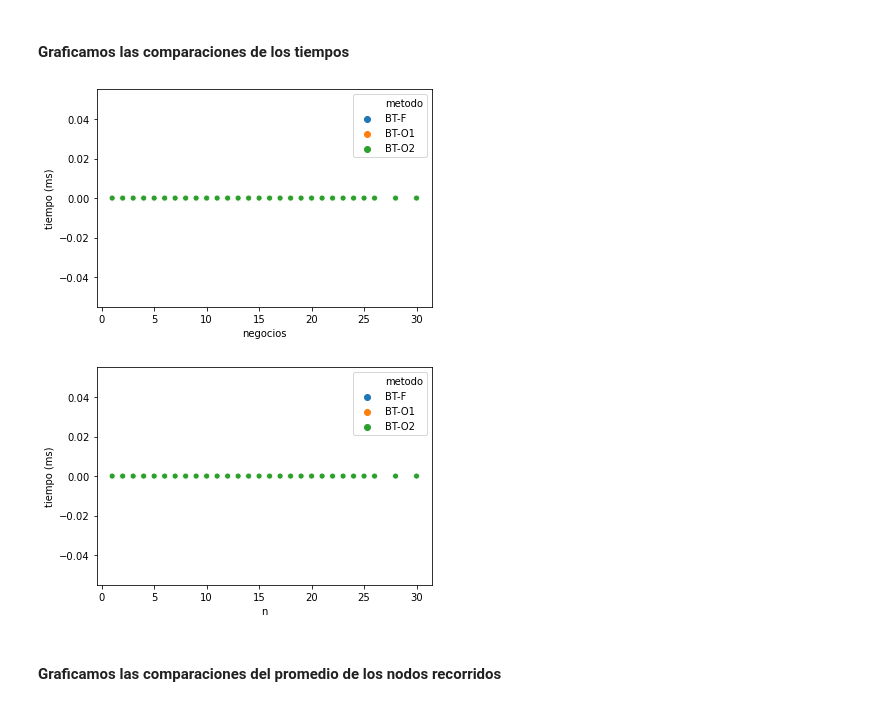
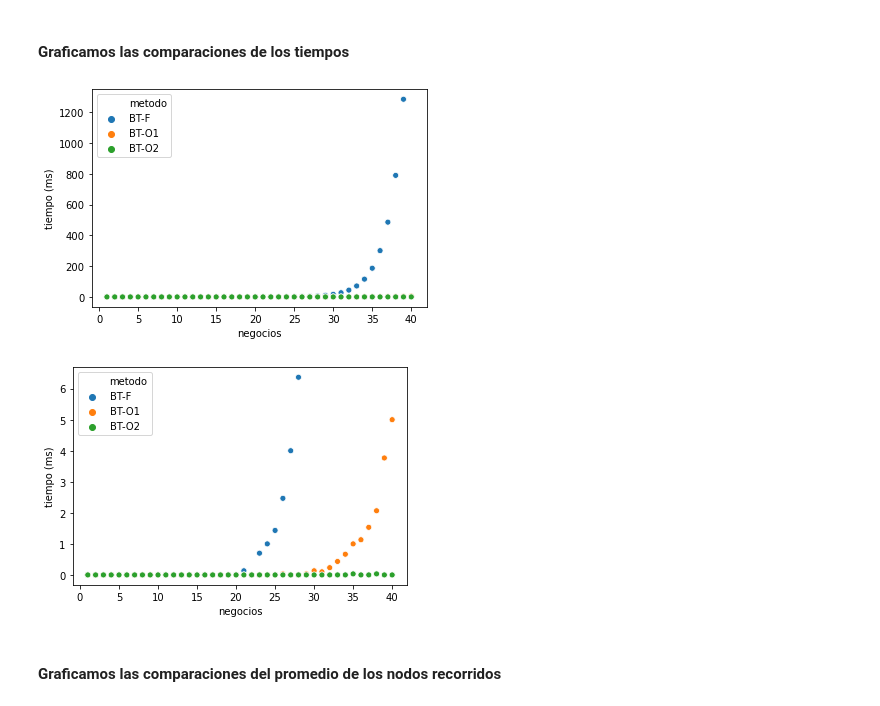
Before and after one commit to ZarthaxX/algo3-tp1, a Jupyter notebook: experimentacion/notebooks/analisis.ipynb, the cells around one changed output. Cells and saved outputs as stored; diff of their text form; code cells hidden in the pictures.

```diff
--- a/experimentacion/notebooks/analisis.ipynb
+++ b/experimentacion/notebooks/analisis.ipynb
@@ -158,19 +158,19 @@ Analizar Backtracking con y sin las podas para distintas densidades.
 #### Graficamos las comparaciones de los tiempos
 # %%
 df_BT_tolerancia_alta = df_resultados[((df_resultados["metodo"]=="BT-F") | (df_resultados["metodo"]=="BT-O1") | (df_resultados["metodo"]=="BT-O2")) & (df_resultados["dataset"] == "tolerancia-alta")].copy();
-df_BT_tolerancia_alta = df_BT_tolerancia_alta[df_BT_tolerancia_alta["nodos_promedio"] < 2000]; # Sacamos outliers.
+df_BT_tolerancia_alta = df_BT_tolerancia_alta[df_BT_tolerancia_alta["tiempo"] < 2000]; # Sacamos outliers.
 fig = sns.scatterplot(data=df_BT_tolerancia_alta, x='negocios', y='tiempo', hue='metodo');
 fig.set(xlabel='negocios', ylabel='tiempo (ms)');
-plt.savefig("..\\graphs\\BT-podas.svg");
+plt.savefig("..\\graphs\\BT-tolerancia-alta-podas-tiempo.svg");
 # %% [output]
-[figure, old version]
+[figure, new version]
 # %%
 # Acercamos un poco la lupa para ver la diferencia entre BT y BT-O.
 fig = sns.scatterplot(data=df_BT_tolerancia_alta[df_BT_tolerancia_alta["tiempo"]<10], x='negocios', y='tiempo', hue='metodo');
-fig.set(xlabel='n', ylabel='tiempo (ms)');
-plt.savefig("..\\graphs\\BT-podas-zoom.svg");
+fig.set(xlabel='negocios', ylabel='tiempo (ms)');
+plt.savefig("..\\graphs\\BT-tolerancia-alta-podas-tiempo-zoom.svg");
 # %% [output]
-[figure, old version]
+[figure, new version]
 # %% [markdown]
 #### Graficamos las comparaciones del promedio de los nodos recorridos
 # %%
```
Also changed, not shown: parts of 33 cells of this notebook, 6 other files.
